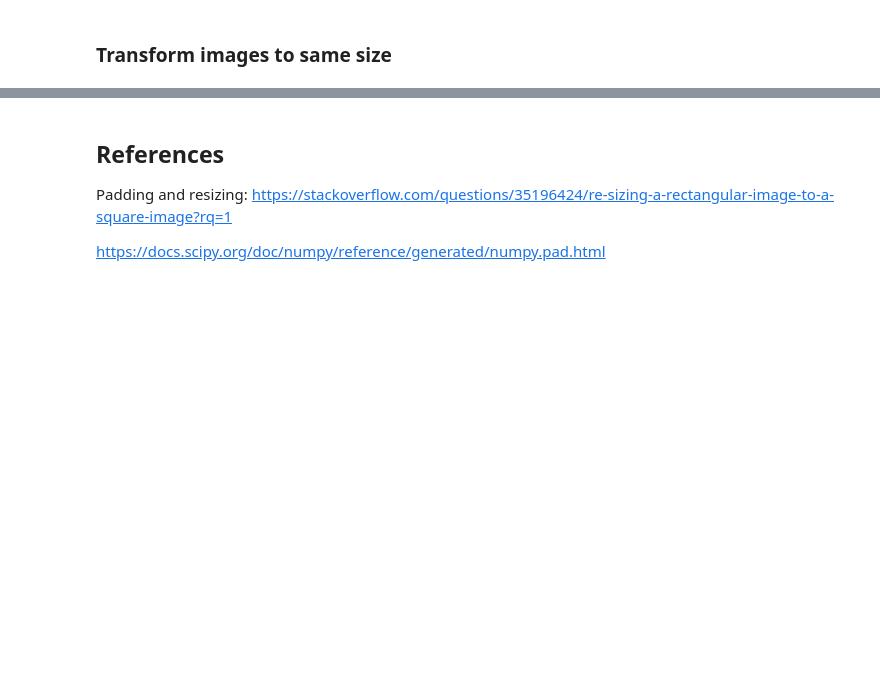
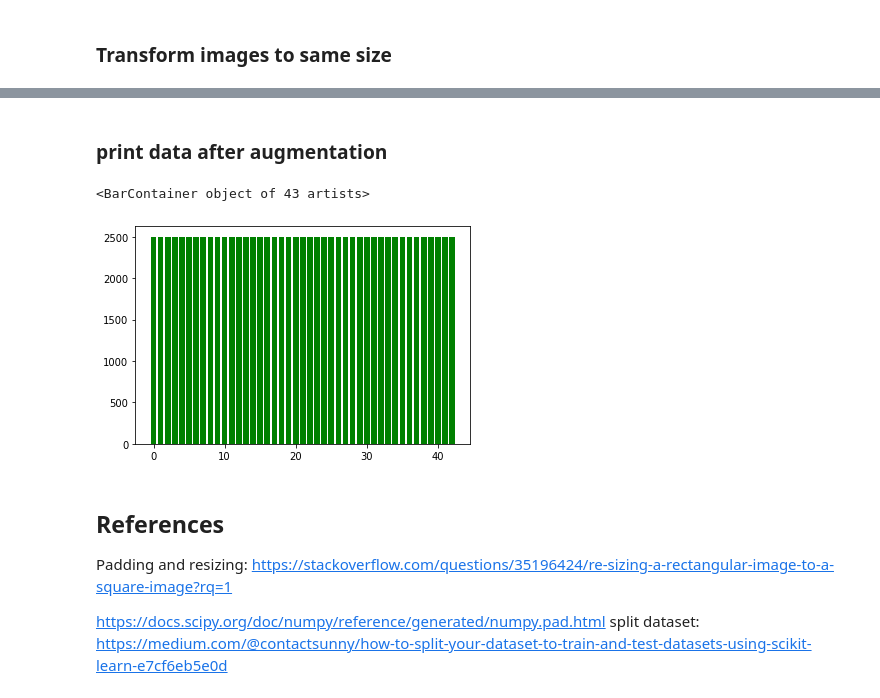
Before and after one commit to mohamedsayed18/GTSRB, a Jupyter notebook: GTSRB.ipynb, the cells around one changed output, grey strips where cells are left out. Cells and saved outputs as stored; diff of their text form; code cells hidden in the pictures; blank space fills up the shorter version.

```diff
--- a/GTSRB.ipynb
+++ b/GTSRB.ipynb
@@ -89,6 +143,48 @@ print(photo.shape)
+# %%
+#augmenttaion
+classes = 43
+
+trainImages = np.asarray(trainImages)
+trainLabels = np.asarray(trainLabels, dtype=np.int)
+
+X_train_final = trainImages
+y_train_final = trainLabels
+X_aug_1 = []
+Y_aug_1 = []
+
+
+for i in range(0,43):
+
+    class_records = np.asarray(np.where(trainLabels==i)).size
+    max_records = 2500
+    if class_records != max_records:
+        ovr_sample = max_records - class_records
+        samples = trainImages[np.where(trainLabels==i)[0]]
+        X_aug = []
+        Y_aug = [i] * ovr_sample
+
+        for x in range(ovr_sample):
+            img = samples[x % class_records]
+            trans_img = data_augment(img)
+            X_aug.append(trans_img)
+
+        X_train_final = np.concatenate((X_train_final, X_aug), axis=0)
+        y_train_final = np.concatenate((y_train_final, Y_aug))
+
+        Y_aug_1 = Y_aug_1 + Y_aug
+        X_aug_1 = X_aug_1 + X_aug
+# %% [markdown]
+### print data after augmentation
+# %%
+unique_elements, counts_elements = np.unique(y_train_final, return_counts = True)
+plt.bar( np.arange( 43 ), counts_elements, align='center',color='green' )
+# %% [output]
+<BarContainer object of 43 artists>
+[figure, added]
 # %% [markdown]
 ## References
 Padding and resizing:
 https://stackoverflow.com/questions/35196424/re-sizing-a-rectangular-image-to-a-square-image?rq=1
 
 https://docs.scipy.org/doc/numpy/reference/generated/numpy.pad.html
+split dataset: https://medium.com/@contactsunny/how-to-split-your-dataset-to-train-and-test-datasets-using-scikit-learn-e7cf6eb5e0d
```
Also changed, not shown: parts of 14 cells of this notebook.
